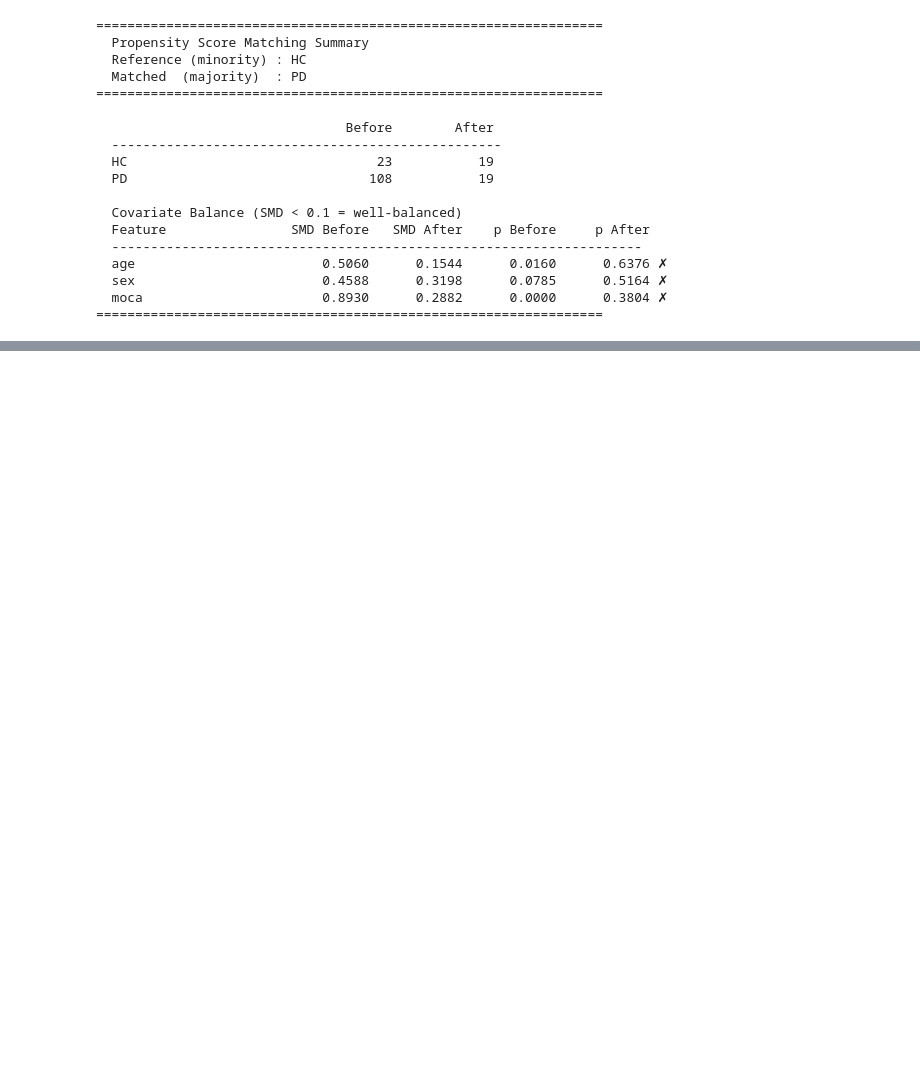
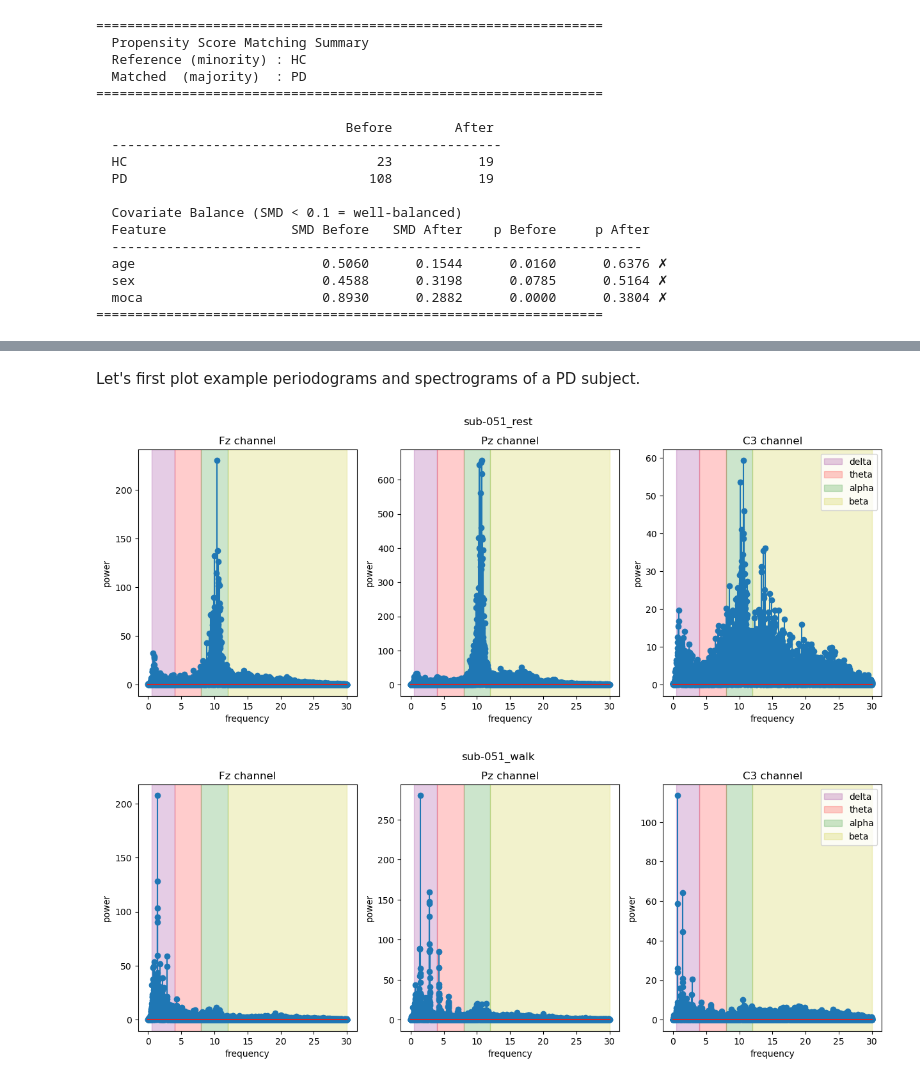
Before and after one commit to wjung21/ParkinsonTSA, a Jupyter notebook: main.ipynb, the cells around one changed output, grey strips where cells are left out. Cells and saved outputs as stored; diff of their text form; code cells hidden in the pictures; blank space fills up the shorter version.

```diff
--- a/main.ipynb
+++ b/main.ipynb
@@ -91,0 +112,31 @@ plt.show()
+# %% [markdown]
+Let's first plot example periodograms and spectrograms of a PD subject.
+# %%
+import numpy as np
+from utils.create_preprocessed_data import load_h5
+from scipy.signal import periodogram, spectrogram
+import matplotlib.pyplot as plt
+
+subject = 'sub-051' #PD subject
+for task in ['rest','walk']:
+    data = load_h5(f"data_preprocessed/{subject}_{task}.h5")
+    channel_names = data.channel.values
+
+    fig, axs = plt.subplots(1, 3, figsize = (15, 5))
+    for idx, channelname in enumerate(['Fz','Pz','C3']): #example channels
+        chan_idx = np.where(channel_names == channelname)[0][0]
+        freqs, power = periodogram(data.values[chan_idx, :] *1e6, fs=data.sfreq)
+        axs[idx].stem(freqs[freqs < 30], power[freqs < 30])
+        axs[idx].set_xlabel('frequency')
+        axs[idx].set_ylabel('power')
+        axs[idx].set_title(f'{channelname} channel')
+        axs[idx].axvspan(0.5, 4, color = 'purple', alpha = 0.2, label = 'delta')
+        axs[idx].axvspan(4, 8, color = 'r', alpha = 0.2, label = 'theta')
+        axs[idx].axvspan(8, 12, color = 'g', alpha = 0.2, label = 'alpha')
+        axs[idx].axvspan(12, 30, color = 'y', alpha = 0.2, label = 'beta')
+    axs[2].legend()
+    plt.suptitle(f'{subject}_{task}')
+    plt.show()
+# %% [output]
+[figure, added]
+[figure, added]
```
Also changed, not shown: parts of 33 cells of this notebook, 5 other files.
